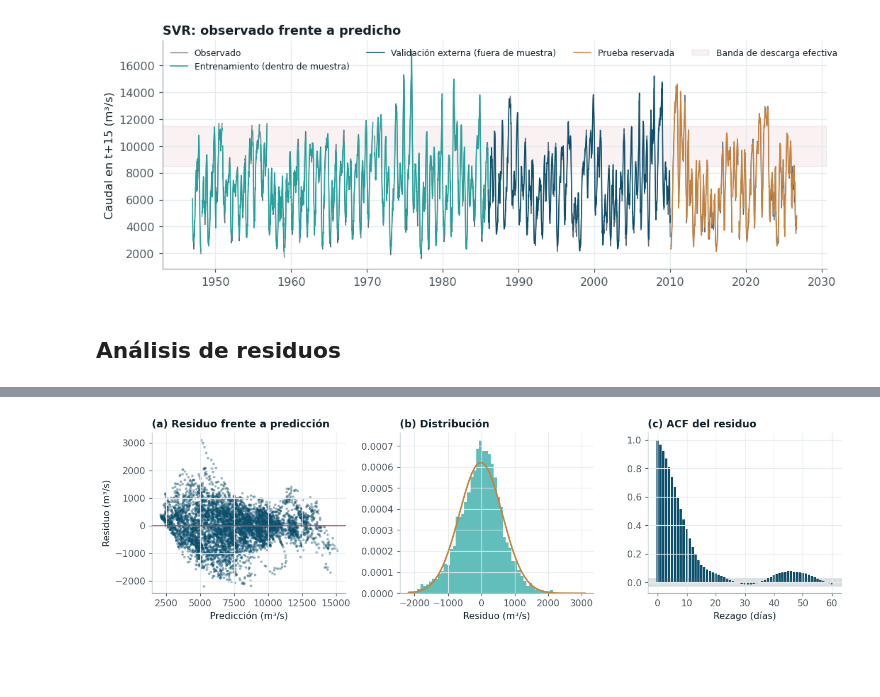
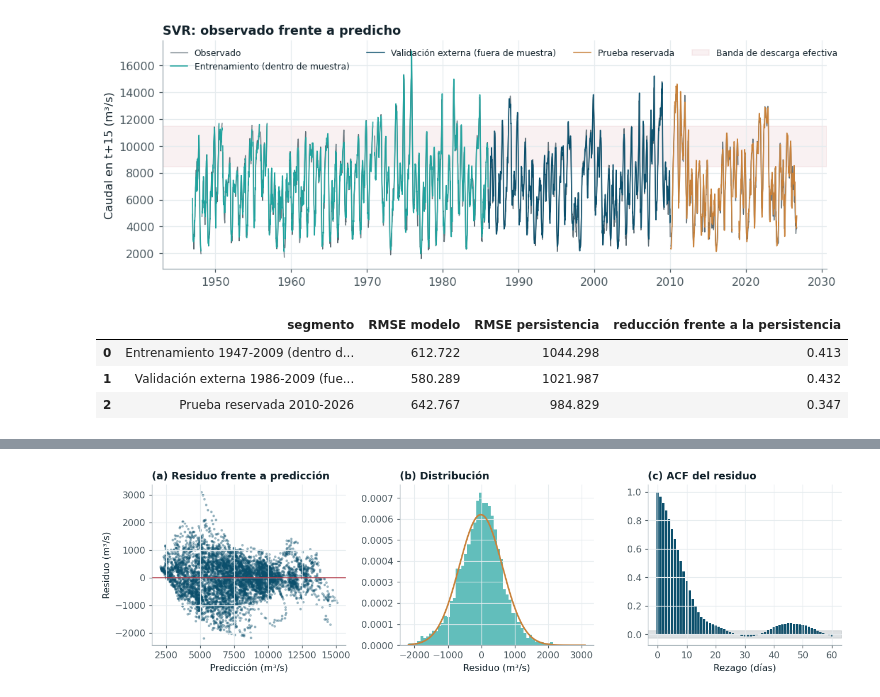
Before and after one commit to SantiagomezaC/proyecto-ml-entregable2, a Jupyter notebook: _sources/03d_regresion.ipynb, the cells around one changed output, grey strips where cells are left out. Drawn from its saved outputs; the diff is of its cells as text; code cells hidden in the pictures; blank space fills up the shorter version.

```diff
--- a/_sources/03d_regresion.ipynb
+++ b/_sources/03d_regresion.ipynb
@@ -140,10 +140,38 @@ ax.plot(s1.index, s1.validacion, color=RIO, lw=1, label="Validación externa (fu
 ax.plot(s2.index, s2.prueba, color=SED, lw=1, label="Prueba reservada")
 import json
 LIM = json.loads((DATOS_PROC / "parametros.json").read_text(encoding="utf-8"))["calamar"]["LIM"]
+yte = np.asarray(yte)
 ax.axhspan(*LIM, color=ALE, alpha=.07, label="Banda de descarga efectiva")
 ax.set(ylabel="Caudal en t+15 (m³/s)", title=f"{NOMBRES_MODELO[mejor_reg]}: observado frente a predicho")
 ax.legend(ncol=4, fontsize=8, loc="upper left"); plt.show()
 # %% [output]
 [figure]
-# %% [markdown]
-## Análisis de residuos
+# %%
+# Error por segmento y frente a la persistencia, y acierto del lado de la banda en la prueba
+rmse = lambda a, b: float(np.sqrt(np.mean((np.asarray(a) - np.asarray(b)) ** 2)))
+q_act = np.sqrt(D.X.calamar_cuad.values); q_act_te = np.sqrt(D.X_test.calamar_cuad.values)
+seg = pd.DataFrame([
+    {"segmento": "Entrenamiento 1947-2009 (dentro de muestra)", "RMSE modelo": rmse(D.y_reg.values, r["pred_train"]),
+     "RMSE persistencia": rmse(D.y_reg.values, q_act)},
+    {"segmento": "Validación externa 1986-2009 (fuera de muestra)", "RMSE modelo": rmse(D.y_reg.values[idx_val], p_val),
+     "RMSE persistencia": rmse(D.y_reg.values[idx_val], q_act[idx_val])},
+    {"segmento": "Prueba reservada 2010-2026", "RMSE modelo": rmse(yte, r["pred_test"]),
+     "RMSE persistencia": rmse(yte, q_act_te)}])
+seg["reducción frente a la persistencia"] = 1 - seg["RMSE modelo"] / seg["RMSE persistencia"]
+mej_blq = [1 - rmse(x["y_test"], x["pred"]) / rmse(x["y_test"], q_act[x["idx_test"]]) for x in val]
+dentro = lambda q: (q >= LIM[0]) & (q <= LIM[1])
+d_lim = np.minimum(np.abs(yte - LIM[0]), np.abs(yte - LIM[1])) / json.loads(
+    (DATOS_PROC / "parametros.json").read_text(encoding="utf-8"))["calamar"]["Q_EF"]
+lado = dentro(r["pred_test"]) == dentro(yte)
+for k, v in zip(("tr", "val", "te"), seg["RMSE modelo"]):
+    glue(f"seg_rmse_{k}", v, display=False)
+glue("mejora_blq_min", float(min(mej_blq)), display=False); glue("mejora_blq_max", float(max(mej_blq)), display=False)
+glue("lado_global", float(lado.mean()), display=False)
+glue("lado_borde", float(lado[d_lim < .05].mean()), display=False)
+glue("lado_lejos", float(lado[d_lim > .20].mean()), display=False)
+seg.round(3)
+# %% [output]
+|  | segmento | RMSE modelo | RMSE persistencia | reducción frente a la persistencia |
+| 0 | Entrenamiento 1947-2009 (dentro d... | 612.722 | 1044.298 | 0.413 |
+| 1 | Validación externa 1986-2009 (fue... | 580.289 | 1021.987 | 0.432 |
+| 2 | Prueba reservada 2010-2026 | 642.767 | 984.829 | 0.347 |
```
Also changed, not shown: parts of 1 cell of this notebook, 26 other files.
